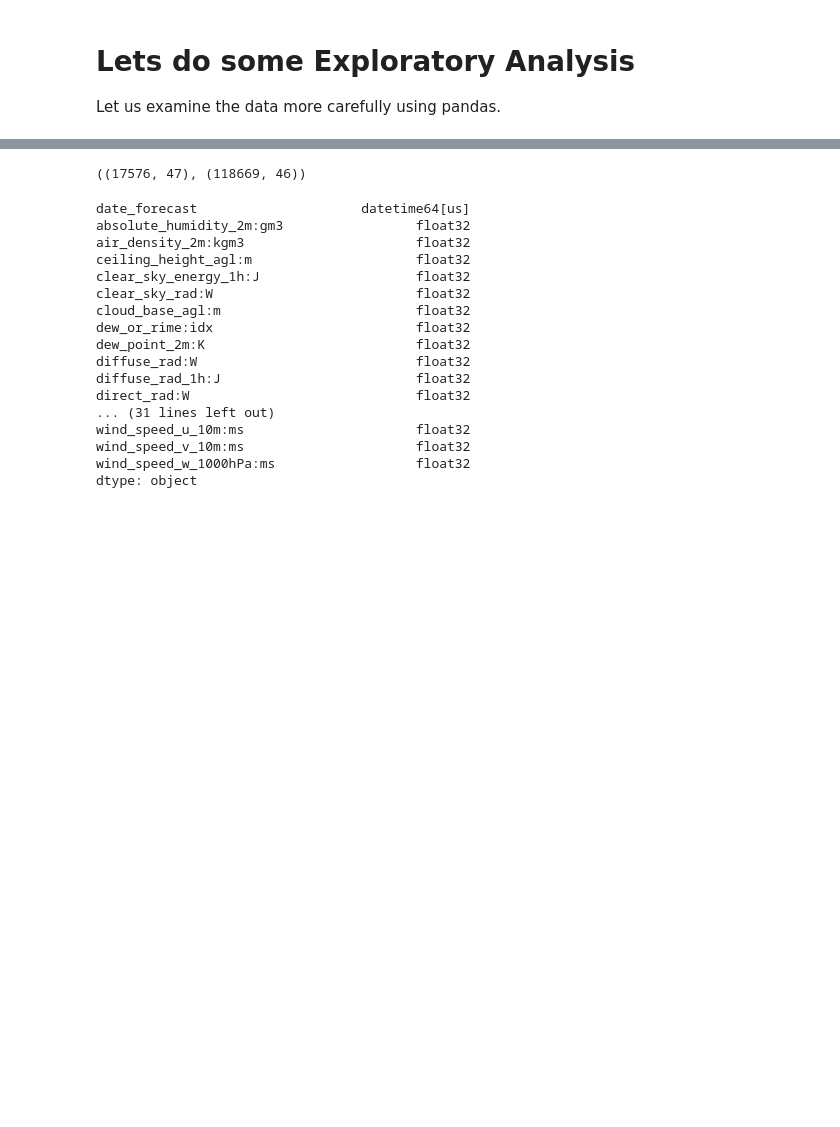
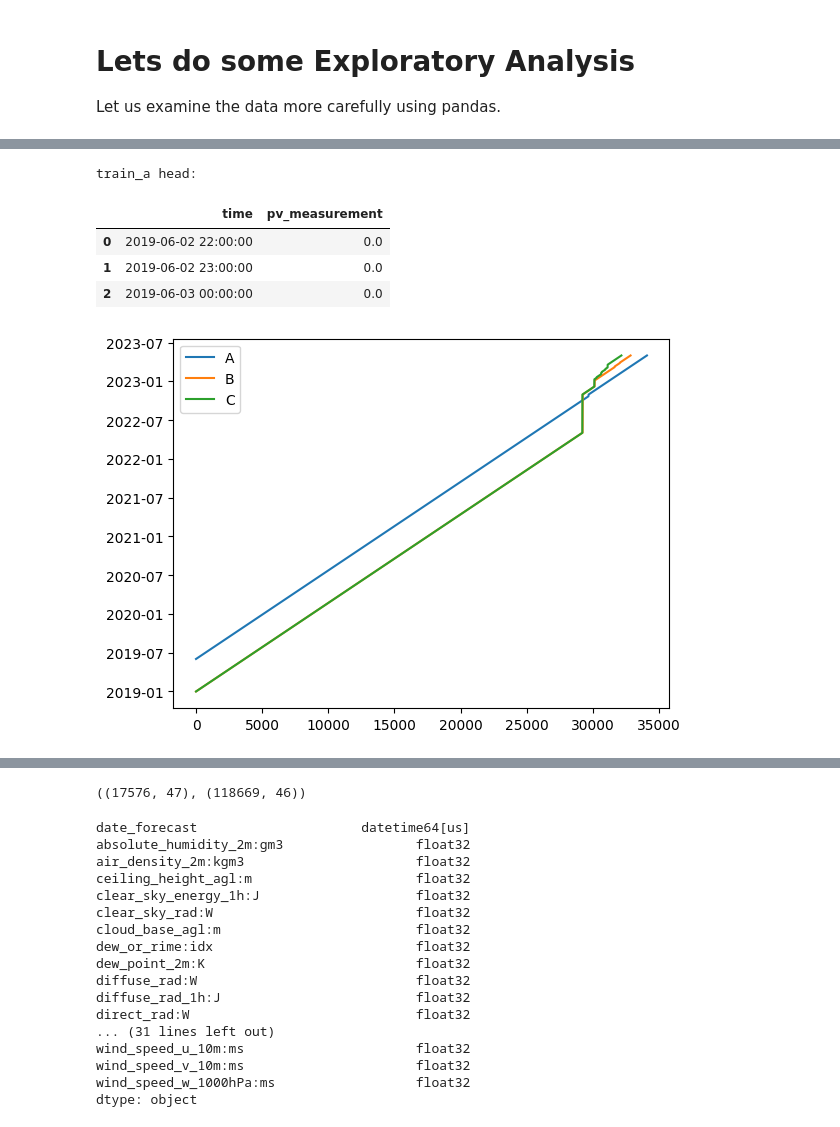
Before and after one commit to simenstang/TDT4173, a Jupyter notebook: data/long_notebook.ipynb, the cells around one changed output, grey strips where cells are left out. Saved outputs shown, nothing was run; the diff lists cells and outputs as text; code cells hidden in the pictures; blank space fills up the shorter version.

```diff
--- a/data/long_notebook.ipynb
+++ b/data/long_notebook.ipynb
@@ -352,0 +358,15 @@ X_train_observed_c = pd.read_parquet('C/X_train_observed.parquet')
+# %%
+train_a['time'].plot(label="A")
+train_b['time'].plot(label="B")
+train_c['time'].plot(label="C")
+plt.legend()
+
+print("train_a head:")
+train_a.head(3)
+# %% [output]
+train_a head:
+|  | time | pv_measurement |
+| 0 | 2019-06-02 22:00:00 | 0.0 |
+| 1 | 2019-06-02 23:00:00 | 0.0 |
+| 2 | 2019-06-03 00:00:00 | 0.0 |
+[figure, added]
```
Also changed, not shown: parts of 10 cells of this notebook.
